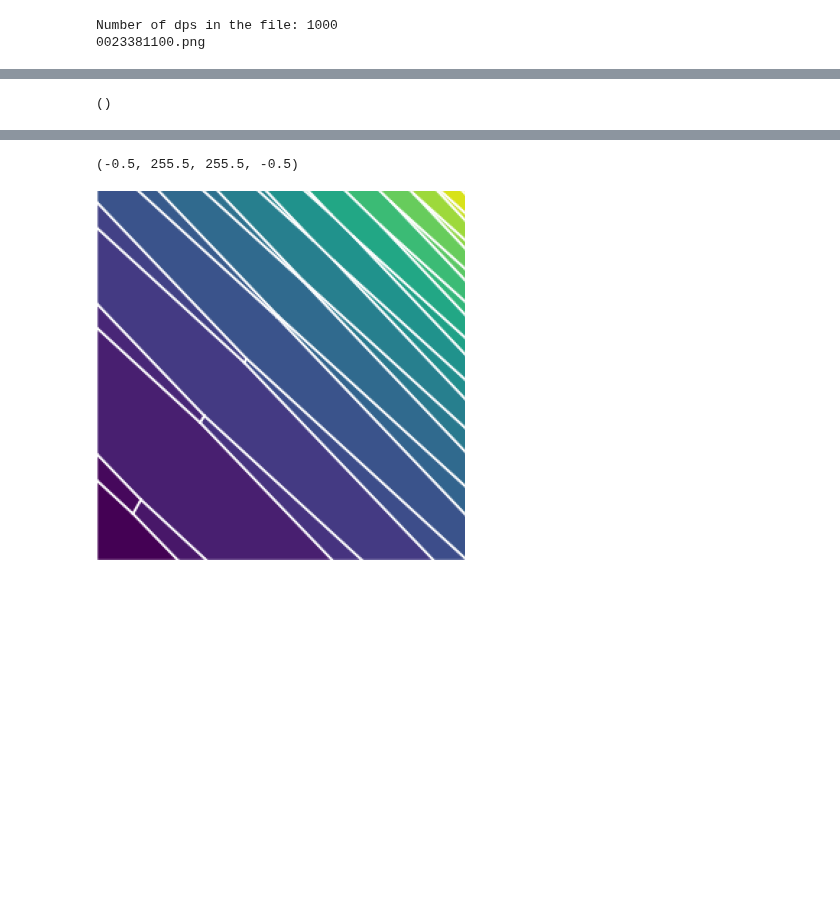
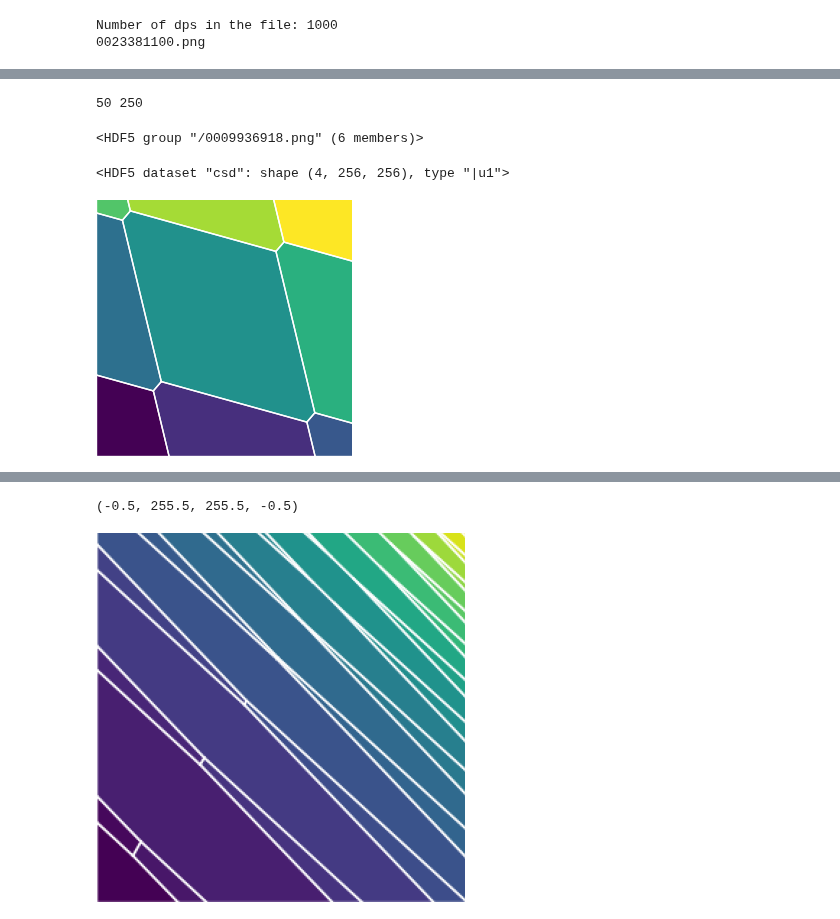
Before and after one commit to KREFT-QS-13/learning-QDs-parameters, a Jupyter notebook: testing_qdarts.ipynb, the cells around one changed output, grey strips where cells are left out. Saved outputs shown, nothing was run; the diff lists cells and outputs as text; code cells hidden in the pictures; blank space fills up the shorter version.

```diff
--- a/testing_qdarts.ipynb
+++ b/testing_qdarts.ipynb
@@ -155,5 +150,0 @@ len(hf.keys())
-# %%
-import numpy as np
-np.array(hf.get('csd')).shape
-# %% [output]
-()
@@ -160 +155,17 @@ np.array(hf.get('csd')).shape
+# %%
+print(len(hf_25.keys()), len(hf_1.keys()))
+# %% [output]
+50 250
+# %%
+hf_1[list(hf_1.keys())[0]]
+# %% [output]
+<HDF5 group "/0009936918.png" (6 members)>
+# %%
+hf_25[list(hf_25.keys())[0]]['csd'] #x_vol, y_vol, csd
+# %% [output]
+<HDF5 dataset "csd": shape (4, 256, 256), type "|u1">
+# %%
+u.reconstruct_img_with_matrices(2,25,'0420761972.png', False)[0]
+# %% [output]
+[figure, added]
 # %%
```
Also changed, not shown: parts of 6 cells of this notebook, 1 other file.
